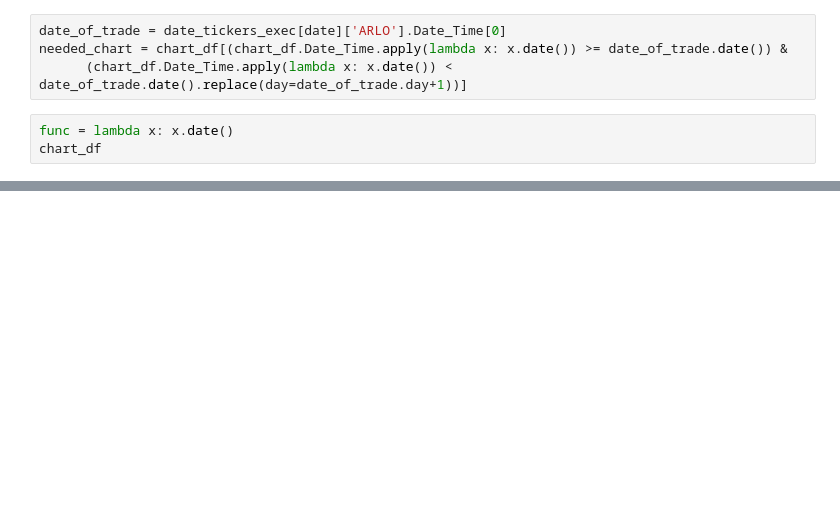
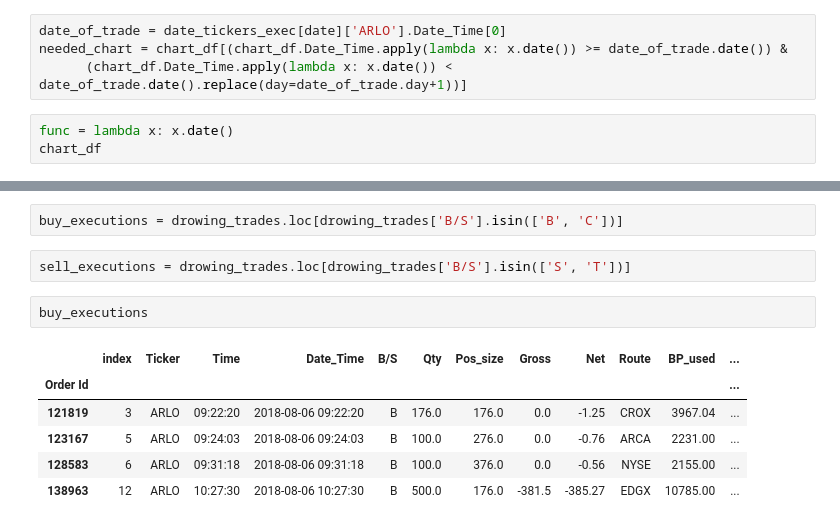
Before and after one commit to mkf-mkf/My_cloud, a Jupyter notebook: Trades_to_chart.ipynb, the cells around one changed output, grey strips where cells are left out. Cells and saved outputs as stored; diff of their text form; blank space fills up the shorter version.

```diff
--- a/Trades_to_chart.ipynb
+++ b/Trades_to_chart.ipynb
@@ -334 +396,14 @@ TypeError: <class 'datetime.date'> type object 2018-08-06
+# %%
+buy_executions = drowing_trades.loc[drowing_trades['B/S'].isin(['B', 'C'])]
+# %%
+sell_executions = drowing_trades.loc[drowing_trades['B/S'].isin(['S', 'T'])]
+# %%
+buy_executions
+# %% [output]
+|  | index | Ticker | Time | Date_Time | B/S | Qty | Pos_size | Gross | Net | Route | BP_used | ... |
+| Order Id |  |  |  |  |  |  |  |  |  |  |  | ... |
+| 121819 | 3 | ARLO | 09:22:20 | 2018-08-06 09:22:20 | B | 176.0 | 176.0 | 0.0 | -1.25 | CROX | 3967.04 | ... |
+| 123167 | 5 | ARLO | 09:24:03 | 2018-08-06 09:24:03 | B | 100.0 | 276.0 | 0.0 | -0.76 | ARCA | 2231.00 | ... |
+| 128583 | 6 | ARLO | 09:31:18 | 2018-08-06 09:31:18 | B | 100.0 | 376.0 | 0.0 | -0.56 | NYSE | 2155.00 | ... |
+| 138963 | 12 | ARLO | 10:27:30 | 2018-08-06 10:27:30 | B | 500.0 | 176.0 | -381.5 | -385.27 | EDGX | 10785.00 | ... |
 # %%
```
Also changed, not shown: parts of 18 cells of this notebook.
